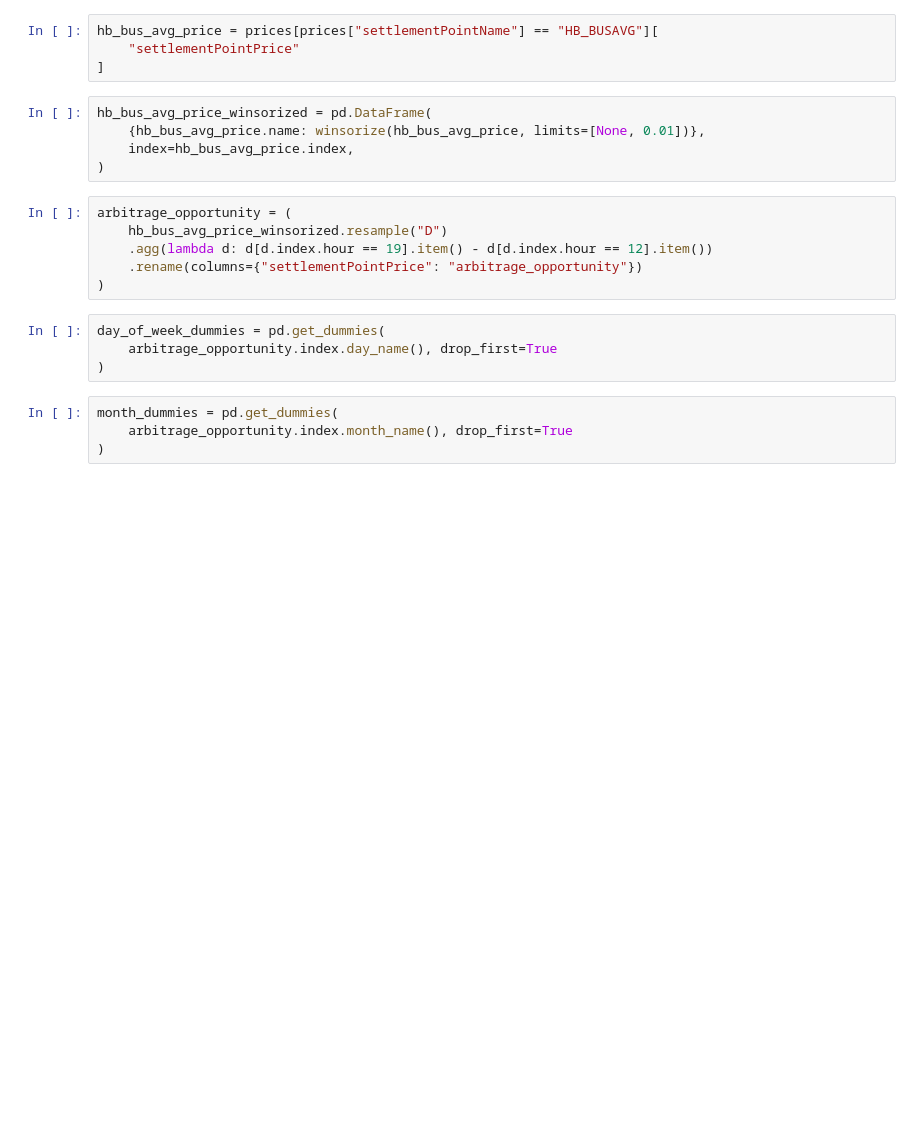
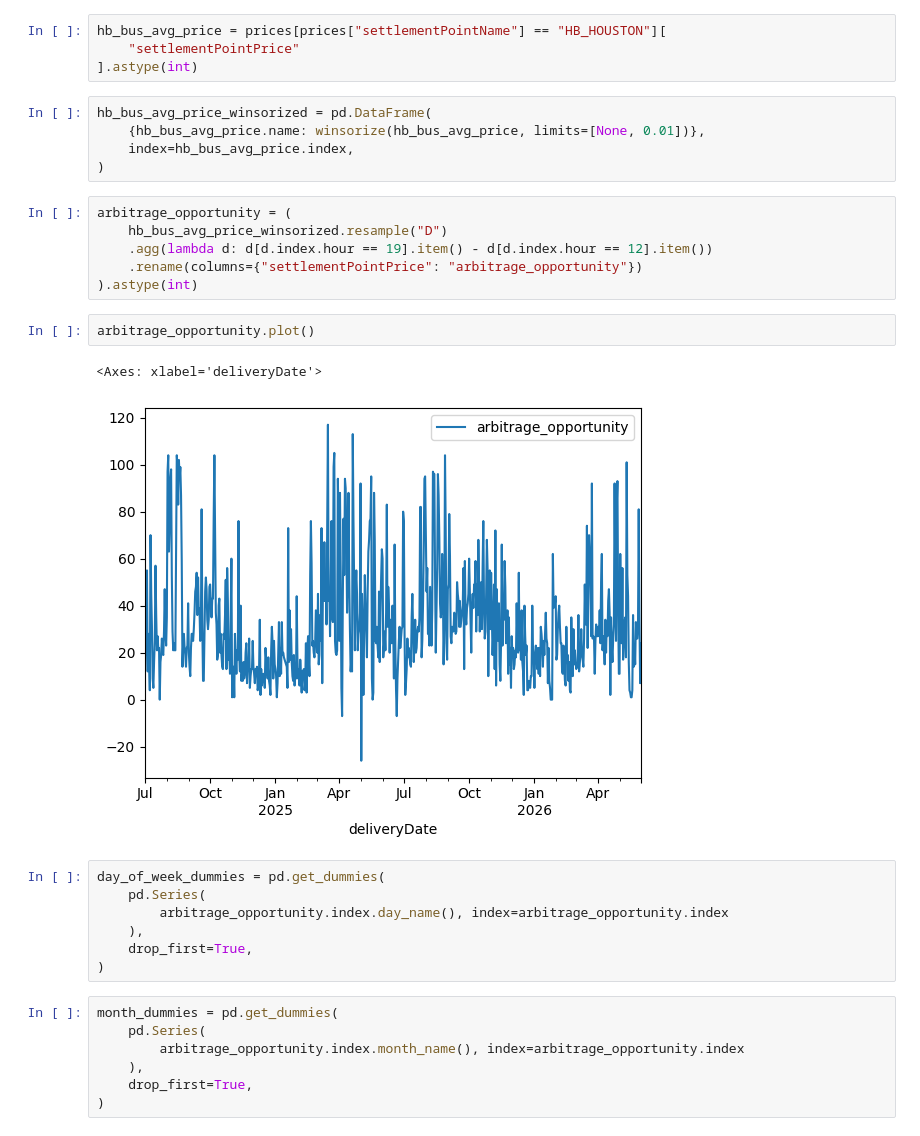
Before and after one commit to andrewkittredge/modo_energy, a Jupyter notebook: settlement-prices-scratch.ipynb, the cells around one changed output. Saved outputs shown, nothing was run; the diff lists cells and outputs as text; blank space fills up the shorter version.

```diff
--- a/settlement-prices-scratch.ipynb
+++ b/settlement-prices-scratch.ipynb
@@ -16,7 +33,7 @@ Fetching pages : 26page [00:05,  4.37page/s]
 # %%
-hb_bus_avg_price = prices[prices["settlementPointName"] == "HB_BUSAVG"][
+hb_bus_avg_price = prices[prices["settlementPointName"] == "HB_HOUSTON"][
     "settlementPointPrice"
-]
+].astype(int)
 # %%
 hb_bus_avg_price_winsorized = pd.DataFrame(
     {hb_bus_avg_price.name: winsorize(hb_bus_avg_price, limits=[None, 0.01])},
@@ -27,12 +44,23 @@ arbitrage_opportunity = (
     hb_bus_avg_price_winsorized.resample("D")
     .agg(lambda d: d[d.index.hour == 19].item() - d[d.index.hour == 12].item())
     .rename(columns={"settlementPointPrice": "arbitrage_opportunity"})
-)
+).astype(int)
+# %%
+arbitrage_opportunity.plot()
+# %% [output]
+<Axes: xlabel='deliveryDate'>
+[figure, added]
 # %%
 day_of_week_dummies = pd.get_dummies(
-    arbitrage_opportunity.index.day_name(), drop_first=True
+    pd.Series(
+        arbitrage_opportunity.index.day_name(), index=arbitrage_opportunity.index
+    ),
+    drop_first=True,
 )
 # %%
 month_dummies = pd.get_dummies(
-    arbitrage_opportunity.index.month_name(), drop_first=True
+    pd.Series(
+        arbitrage_opportunity.index.month_name(), index=arbitrage_opportunity.index
+    ),
+    drop_first=True,
 )
```
Also changed, not shown: parts of 7 cells of this notebook, 1 other file.
